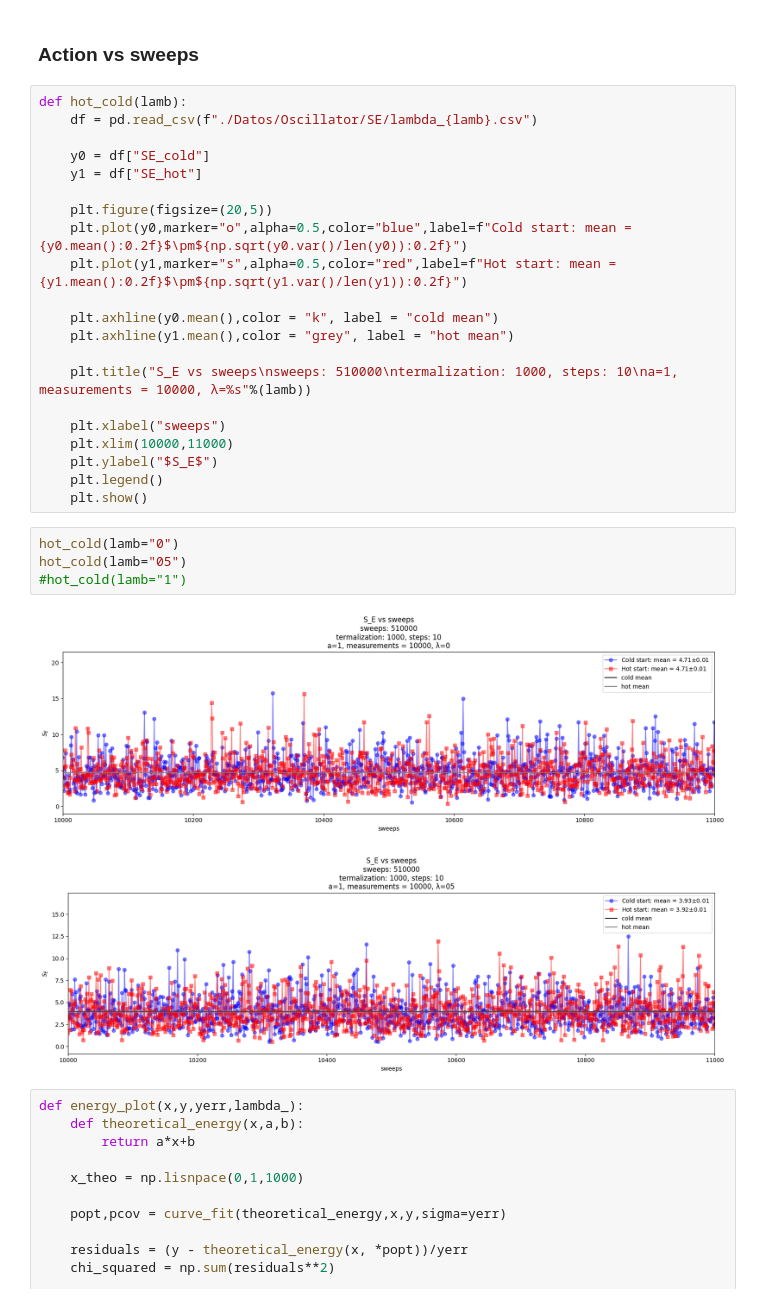
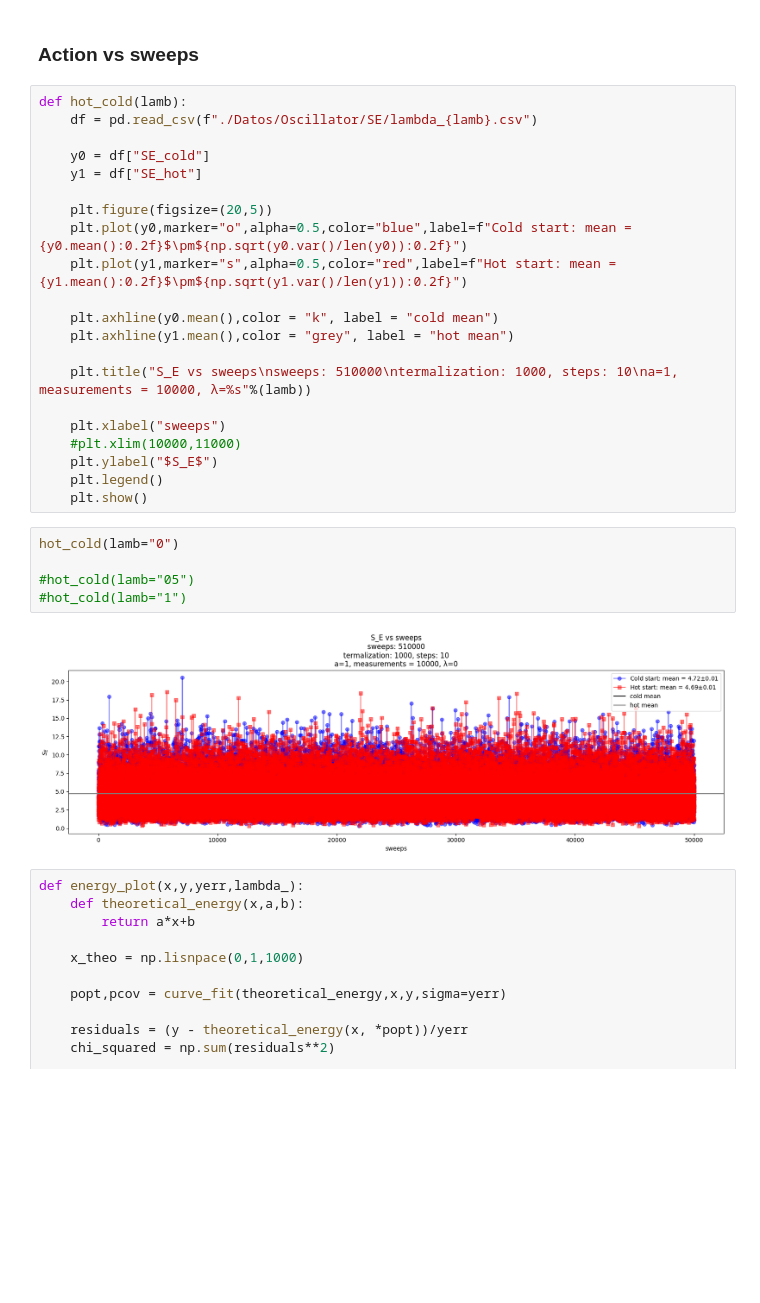
Before and after one commit to SoyAgustin/QF-Path-Integral, a Jupyter notebook: Notebooks_Py/oscillator.ipynb, the cells around one changed output. Cells and saved outputs as stored; diff of their text form; blank space fills up the shorter version.

```diff
--- a/Notebooks_Py/oscillator.ipynb
+++ b/Notebooks_Py/oscillator.ipynb
@@ -97,17 +97,17 @@ def hot_cold(lamb):
     plt.title("S_E vs sweeps\nsweeps: 510000\ntermalization: 1000, steps: 10\na=1, measurements = 10000, λ=%s"%(lamb))
 
     plt.xlabel("sweeps")
-    plt.xlim(10000,11000)
+    #plt.xlim(10000,11000)
     plt.ylabel("$S_E$")
     plt.legend()
     plt.show()
 # %%
 hot_cold(lamb="0")
-hot_cold(lamb="05")
+
+#hot_cold(lamb="05")
 #hot_cold(lamb="1")
 # %% [output]
-[figure, old version]
+[figure, new version]
-[figure, removed]
 # %%
 def energy_plot(x,y,yerr,lambda_):
     def theoretical_energy(x,a,b):
```
Also changed, not shown: parts of 1 cell of this notebook, 3 other files.
